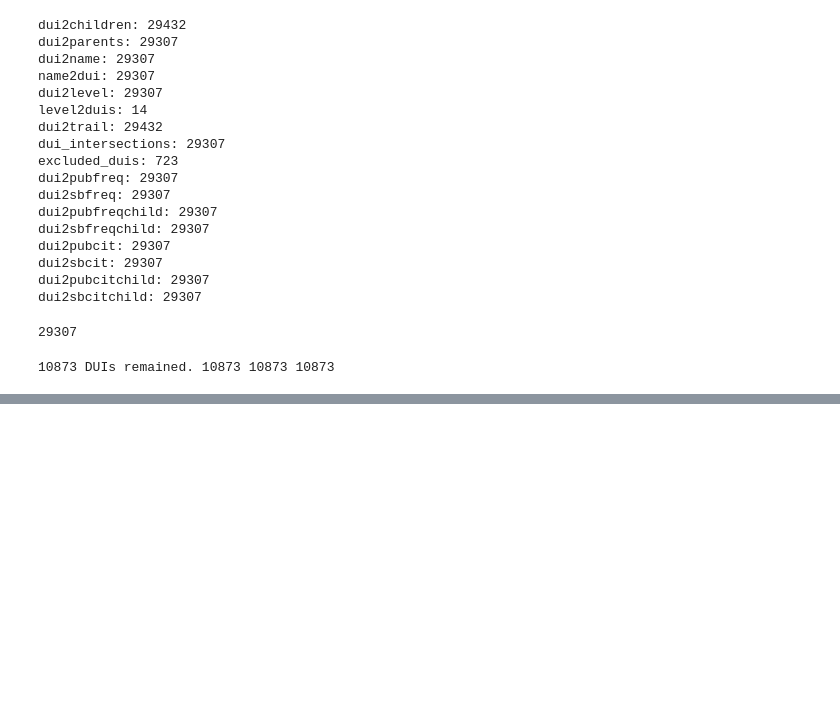
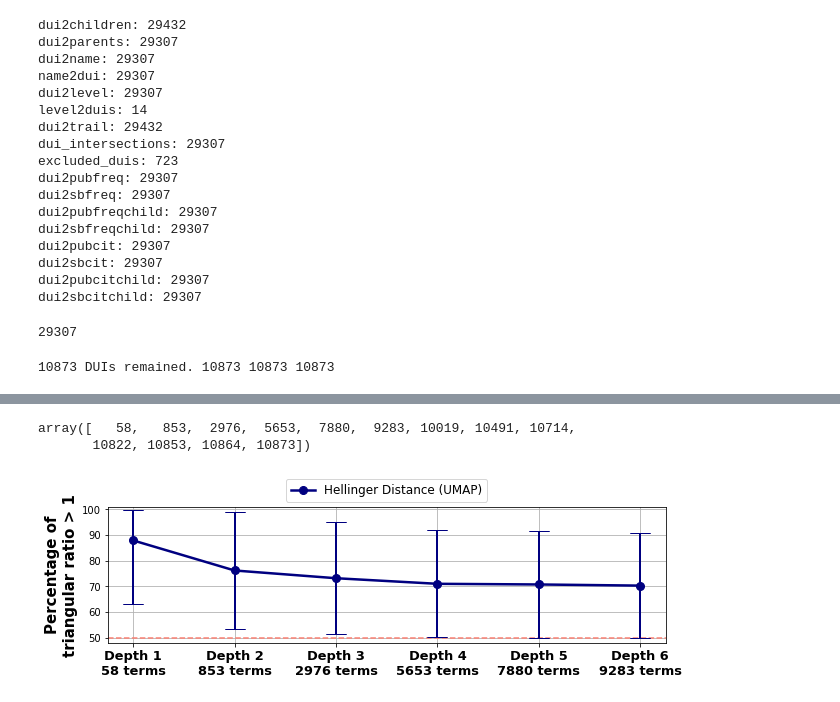
Before and after one commit to HAAIL/science-impacts-industry, a Jupyter notebook: Context Analysis.ipynb, the cells around one changed output, grey strips where cells are left out. Cells and saved outputs as stored; diff of their text form; code cells hidden in the pictures; blank space fills up the shorter version.

```diff
--- a/Context Analysis.ipynb
+++ b/Context Analysis.ipynb
@@ -315,0 +439,79 @@ plt.show()
+# %%
+depth_wise_count
+# %% [output]
+array([   58,   853,  2976,  5653,  7880,  9283, 10019, 10491, 10714,
+       10822, 10853, 10864, 10873])
+# %%
+#use df_pca and df_umap to plot the results together
+import matplotlib.pyplot as plt
+
+chunk_size = 6
+depth_wise_count = depth_wise_count[:chunk_size]
+df_pca = df_pca[:chunk_size]
+df_umap = df_umap[:chunk_size]
+
+x = ['Depth ' + str(depth + 1) + '\n' + str(each) + ' terms' for depth, each in enumerate(depth_wise_count)]
+
+# Convert relevant data to numpy arrays
+x = np.array(x)
+df_pca_tvd = np.array(df_pca['tvd'])
+df_pca_tvd_std = np.array(df_pca['tvd_std'])
+df_pca_tvd_error_max = np.array(df_pca['tvd_error_max'])
+df_umap_tvd = np.array(df_umap['tvd'])
+df_umap_tvd_std = np.array(df_umap['tvd_std'])
+df_umap_tvd_error_max = np.array(df_umap['tvd_error_max'])
+
+df_pca_hld = np.array(df_pca['hld'])
+df_pca_hld_std = np.array(df_pca['hld_std'])
+df_pca_hld_error_max = np.array(df_pca['hld_error_max'])
+df_umap_hld = np.array(df_umap['hld'])
+df_umap_hld_std = np.array(df_umap['hld_std'])
+df_umap_hld_error_max = np.array(df_umap['hld_error_max'])
+
+fig = plt.figure(figsize=(10, 2.5))
+ax = fig.add_subplot(111)
+ax.axhline(y=50, color='salmon', linestyle='--')
+
+
+# # Error bounds for Total Variation Distance
+# ax.errorbar(x, df_pca_tvd, yerr=[df_pca_tvd_std, df_pca_tvd_error_max], fmt='o', ecolor='firebrick', elinewidth=2, capsize=10, color='firebrick')
+# line1, = ax.plot(x, df_pca_tvd, marker='o', color='firebrick', linewidth=2.5, markersize=8, label='Total Variation Distance (PCA)')
+# ax.errorbar(x, df_pca_tvd, yerr=[df_pca_tvd_std, df_pca_tvd_error_max], fmt='o', ecolor='firebrick', elinewidth=2, capsize=10, color='firebrick')
+
+# # Error bounds for Hellinger Distance
+# ax.errorbar(x, df_pca_hld, yerr=[df_pca_hld_std, df_pca_hld_error_max], fmt='o', ecolor='teal', elinewidth=2, capsize=10, color='teal')
+# line3, = ax.plot(x, df_pca_hld, marker='o', color='teal', linewidth=2.5, markersize=8, label='Hellinger Distance (PCA)')
+# ax.errorbar(x, df_pca_hld, yerr=[df_pca_hld_std, df_pca_hld_error_max], fmt='o', ecolor='teal', elinewidth=2, capsize=10, color='teal')
+
+# # Error bounds for Total Variation Distance UMAP
+# ax.errorbar(x, df_umap_tvd, yerr=[df_umap_tvd_std, df_umap_tvd_error_max], fmt='o', ecolor='darkorange', elinewidth=2, capsize=10, color='darkorange')
+# line4, = ax.plot(x, df_umap_tvd, marker='o', color='darkorange', linewidth=2.5, markersize=8, label='Total Variation Distance (UMAP)')
+# ax.errorbar(x, df_umap_tvd, yerr=[df_umap_tvd_std, df_umap_tvd_error_max], fmt='o', ecolor='darkorange', elinewidth=2, capsize=10, color='darkorange')
+
+# Error bounds for Hellinger Distance UMAP
+ax.errorbar(x, df_umap_hld, yerr=[df_umap_hld_std, df_umap_hld_error_max], fmt='o', ecolor='navy', elinewidth=2, capsize=10, color='navy')
+line6, = ax.plot(x, df_umap_hld, marker='o', color='navy', linewidth=2.5, markersize=8, label='Hellinger Distance (UMAP)')
+ax.errorbar(x, df_umap_hld, yerr=[df_umap_hld_std, df_umap_hld_error_max], fmt='o', ecolor='navy', elinewidth=2, capsize=10, color='navy')
+
+ax.grid(True)  # Add gridlines
+ax.set_ylabel('Percentage of\ntriangular ratio > 1', fontsize=15, weight='bold')
+ax.set_xticks(range(len(x)))
+ax.set_xticklabels(x, fontsize=13, weight='bold')
+ax.set_yticks(range(50, 101, 10))  # Set y-axis ticks from 50 to 100 in steps of 10
+ax.set_ylim(48, 101)  # Set y-axis limits from 50% to 100%
+
+# # Add annotations for tvd pca
+# for i, val in enumerate(df_pca_tvd):
+#     val_formatted = '{:.2f}'.format(val)
+#     ax.annotate(f'{val_formatted}', (i, val), textcoords="offset points", xytext=(-7, 20), ha='center', fontsize=12, color='black', rotation=90)
+
+# # Add annotations for hld umap
+# for i, val in enumerate(df_umap_hld):
+#     val_formatted = '{:.2f}'.format(val)
+#     ax.annotate(f'{val_formatted}', (i, val), textcoords="offset points", xytext=(-7, -40), ha='center', fontsize=12, color='black', rotation=90)
+
+plt.legend(loc='upper center', fontsize='large', bbox_to_anchor=(0.5, 1.25), ncol=2)  # Add legend
+plt.savefig('tvd_hld_umap_pca.png', dpi=300, bbox_inches='tight')
+plt.show()
+# %% [output]
+[figure, added]
```
Also changed, not shown: parts of 14 cells of this notebook.
